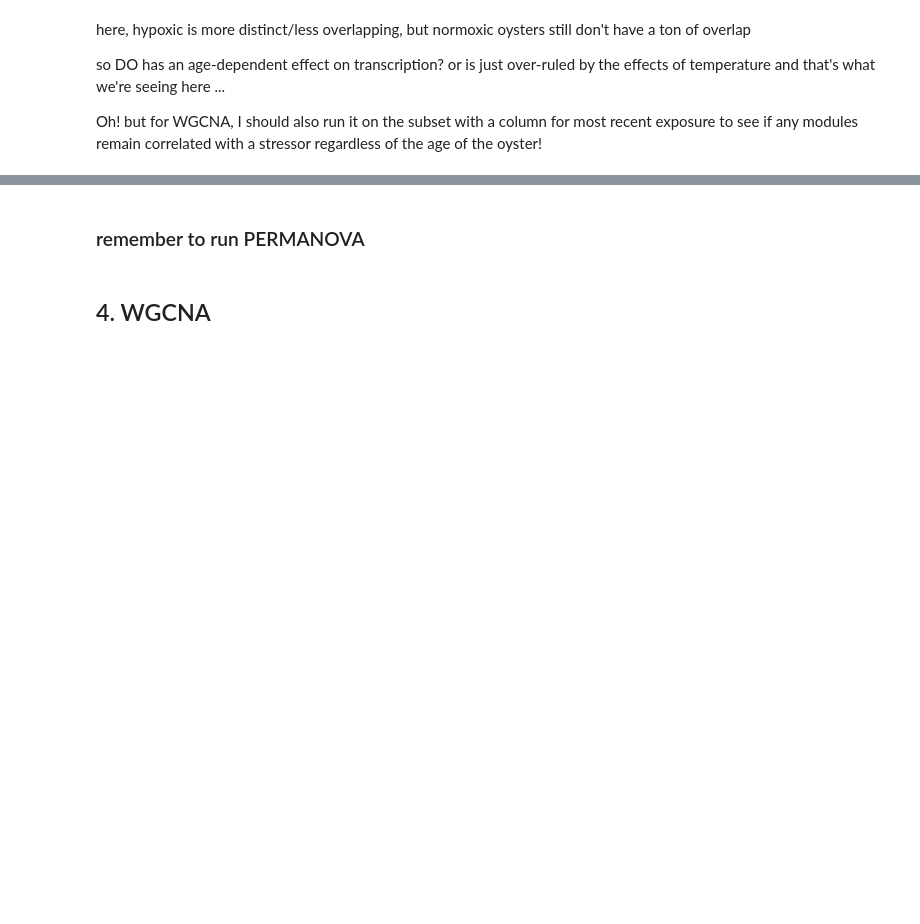
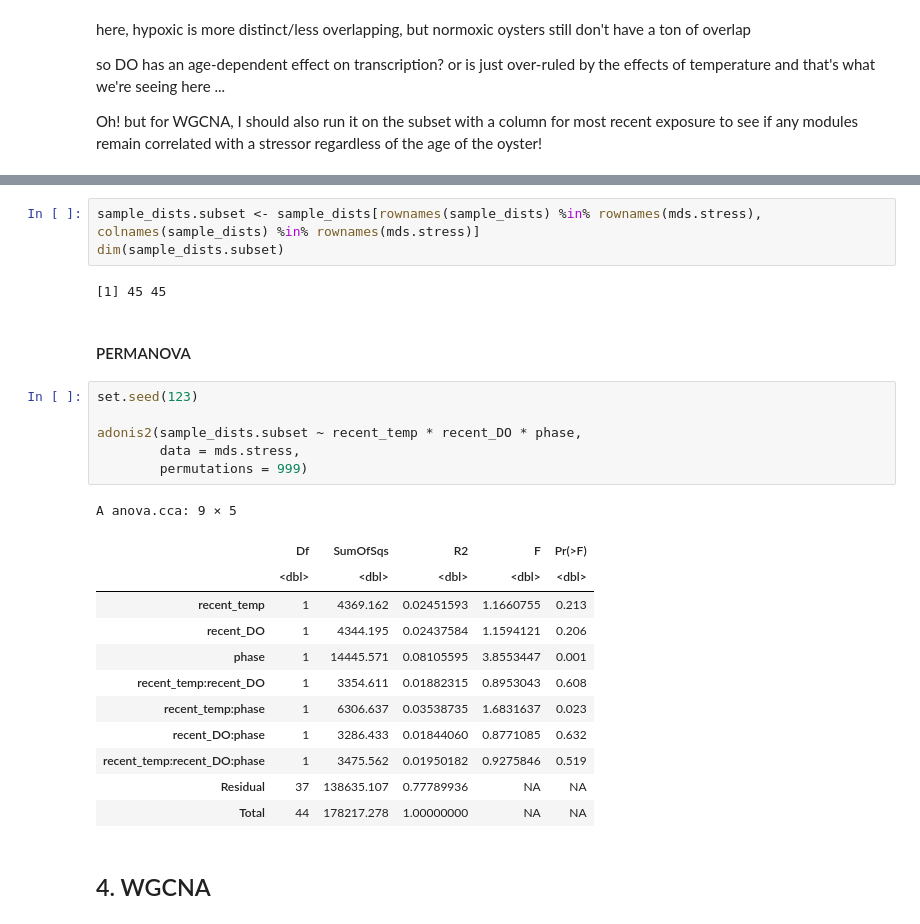
Before and after one commit to jgmcdonough/CE24_RNA-seq, a Jupyter notebook: analysis/diff_expression/compare_phases/deseq_wgcna_ALL.ipynb, the cells around one changed output, grey strips where cells are left out. Drawn from its saved outputs; the diff is of its cells as text; blank space fills up the shorter version.

Commit message:
add permanova on subset phase 2 oyster nmds

```diff
--- a/analysis/diff_expression/compare_phases/deseq_wgcna_ALL.ipynb
+++ b/analysis/diff_expression/compare_phases/deseq_wgcna_ALL.ipynb
@@ -428,5 +461,29 @@ Oh! but for WGCNA, I should also run it on the subset with a column for most rec
+# %%
+sample_dists.subset <- sample_dists[rownames(sample_dists) %in% rownames(mds.stress), colnames(sample_dists) %in% rownames(mds.stress)]
+dim(sample_dists.subset)
+# %% [output]
+[1] 45 45
 # %% [markdown]
-### remember to run PERMANOVA
+#### PERMANOVA
+# %%
+set.seed(123)
+
+adonis2(sample_dists.subset ~ recent_temp * recent_DO * phase,
+        data = mds.stress,
+        permutations = 999)
+# %% [output]
+A anova.cca: 9 × 5
+|  | Df | SumOfSqs | R2 | F | Pr(>F) |
+|  | <dbl> | <dbl> | <dbl> | <dbl> | <dbl> |
+| recent_temp | 1 | 4369.162 | 0.02451593 | 1.1660755 | 0.213 |
+| recent_DO | 1 | 4344.195 | 0.02437584 | 1.1594121 | 0.206 |
+| phase | 1 | 14445.571 | 0.08105595 | 3.8553447 | 0.001 |
+| recent_temp:recent_DO | 1 | 3354.611 | 0.01882315 | 0.8953043 | 0.608 |
+| recent_temp:phase | 1 | 6306.637 | 0.03538735 | 1.6831637 | 0.023 |
+| recent_DO:phase | 1 | 3286.433 | 0.01844060 | 0.8771085 | 0.632 |
+| recent_temp:recent_DO:phase | 1 | 3475.562 | 0.01950182 | 0.9275846 | 0.519 |
+| Residual | 37 | 138635.107 | 0.77789936 | NA | NA |
+| Total | 44 | 178217.278 | 1.00000000 | NA | NA |
 # %% [markdown]
 ## 4. WGCNA
 # %%
```
Also changed, not shown: parts of 10 cells of this notebook.
